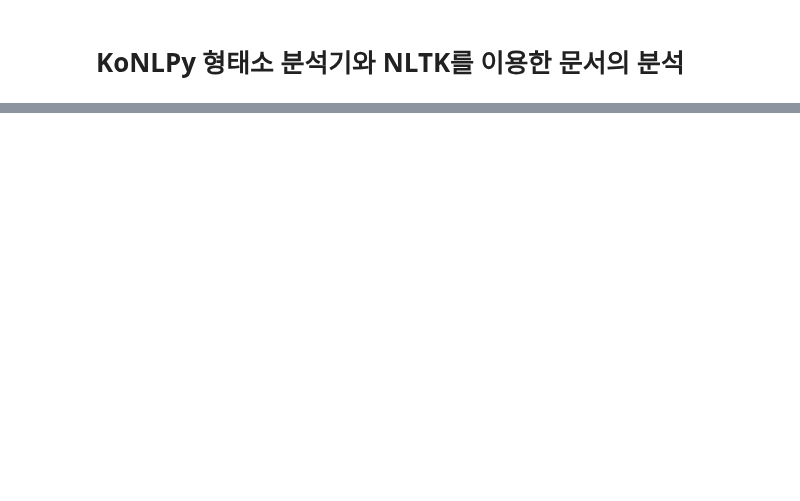
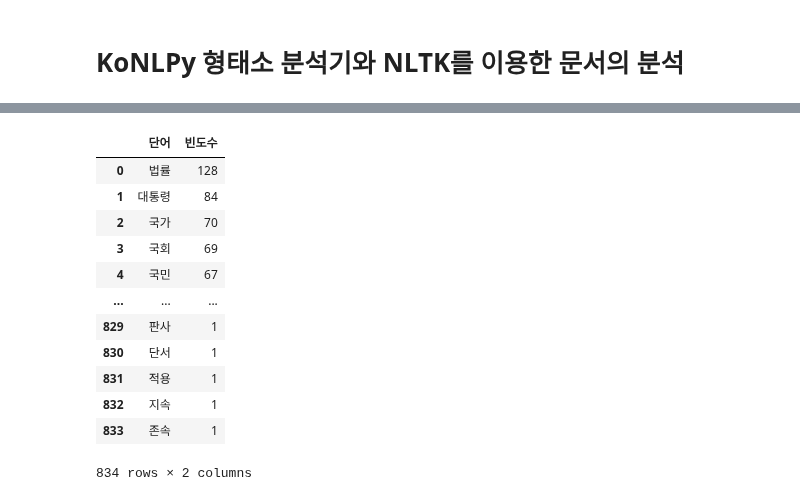
Before and after one commit to mein0121/Python_JupyterNotebook, a Jupyter notebook: 07.텍스트분석/02_KoNLPy.ipynb, the cells around one changed output, grey strips where cells are left out. Cells and saved outputs as stored; diff of their text form; code cells hidden in the pictures; blank space fills up the shorter version.

```diff
--- a/07.텍스트분석/02_KoNLPy.ipynb
+++ b/07.텍스트분석/02_KoNLPy.ipynb
@@ -64,0 +453,3 @@ txt = 'KoNLPy는 한국어 정보처리를 위한 파이썬 패키지입니다.
+# %%
+word_cnt = freq.most_common()
+word_cnt
@@ -64,0 +476,18 @@ txt = 'KoNLPy는 한국어 정보처리를 위한 파이썬 패키지입니다.
+# %%
+df = pd.DataFrame(word_cnt, columns=['단어','빈도수'])
+# %%
+df
+# %% [output]
+|  | 단어 | 빈도수 |
+| 0 | 법률 | 128 |
+| 1 | 대통령 | 84 |
+| 2 | 국가 | 70 |
+| 3 | 국회 | 69 |
+| 4 | 국민 | 67 |
+| ... | ... | ... |
+| 829 | 판사 | 1 |
+| 830 | 단서 | 1 |
+| 831 | 적용 | 1 |
+| 832 | 지속 | 1 |
+| 833 | 존속 | 1 |
+834 rows × 2 columns
```
Also changed, not shown: parts of 57 cells of this notebook, 1 other file.
